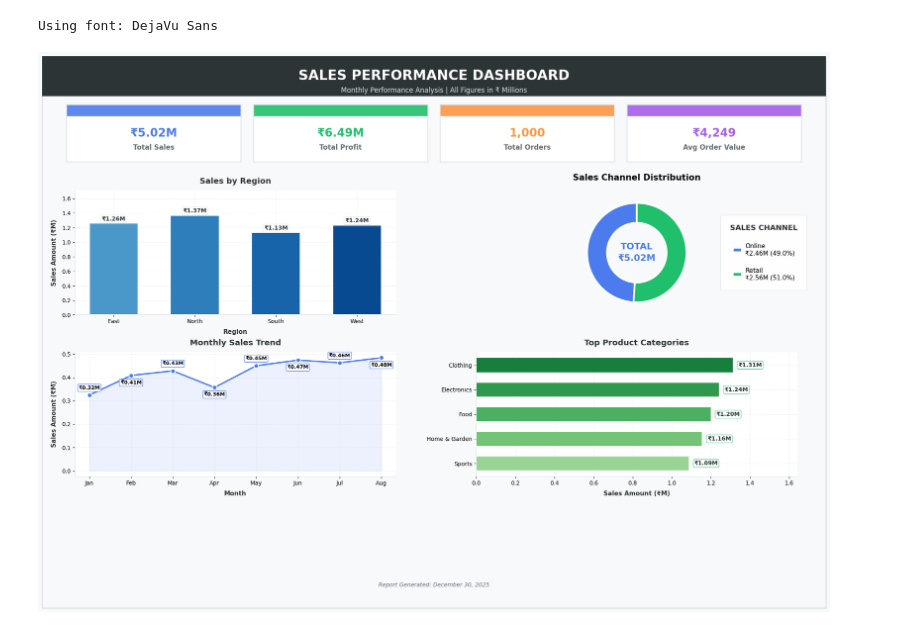
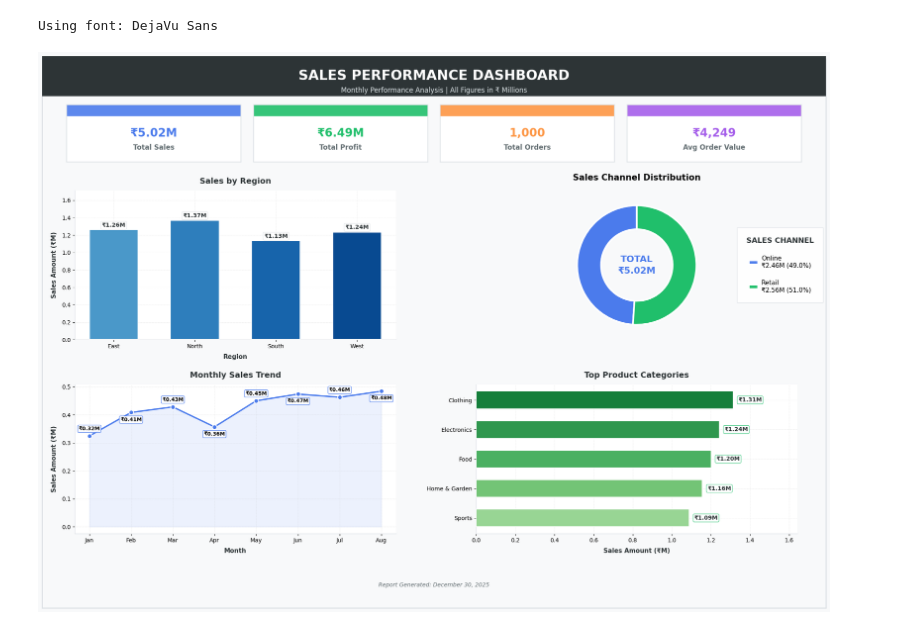
Before and after one commit to S-Devisri01/Python-colab, a Jupyter notebook: Python_gen_ai_day7.ipynb, the cells around one changed output. Drawn from its saved outputs; the diff is of its cells as text; code cells hidden in the pictures.

```diff
--- a/Python_gen_ai_day7.ipynb
+++ b/Python_gen_ai_day7.ipynb
@@ -173,7 +173,7 @@ for idx, (row, start_col, span) in enumerate(kpi_positions):
 # Create a 2x2 grid for charts with proper spacing - ADJUSTED SPACING
 charts_grid = plt.GridSpec(2, 2,
                           left=0.06, right=0.945,
-                          top=0.75, bottom=0.25,  # More bottom space for footer
+                          top=0.75, bottom=0.15,  # More bottom space for footer
                           hspace=0.3, wspace=0.25)  # Increased spacing
 
 # Create chart axes
@@ -361,31 +361,31 @@ for i, (bar, sales) in enumerate(zip(bars, sorted_products['Sales_Amount'])):
     ax4.text(width + max_sales * 0.02,
              bar.get_y() + bar.get_height()/2,
              f'₹{sales:.2f}M',  # Using ₹
              ha='left', va='center',
              fontsize=10, fontweight='bold',
              color=TITLE_COLOR,
              bbox=dict(boxstyle='round,pad=0.2', facecolor='white',
                       edgecolor=SECONDARY, linewidth=0.8, alpha=0.9))
 
 ax4.set_xlim(0, max_sales * 1.25)
 
 # ================= FOOTER =================
 # Add simple timestamp
 timestamp = pd.Timestamp.now().strftime("%B %d, %Y")
 fig.text(0.5, 0.06,
          f"Report Generated: {timestamp}",
          ha="center", va="center",
          fontsize=10,
          color="#636e72",
          style="italic")
 
 # ================= MANUAL LAYOUT ADJUSTMENT =================
 # Instead of tight_layout, manually adjust spacing
 plt.subplots_adjust(left=0.05, right=0.95, top=0.80, bottom=0.20,
                    hspace=0.3, wspace=0.25)
 
 # Display the dashboard
 plt.show()
 # %% [output]
 Using font: DejaVu Sans
-[figure, old version]
+[figure, new version]
```
